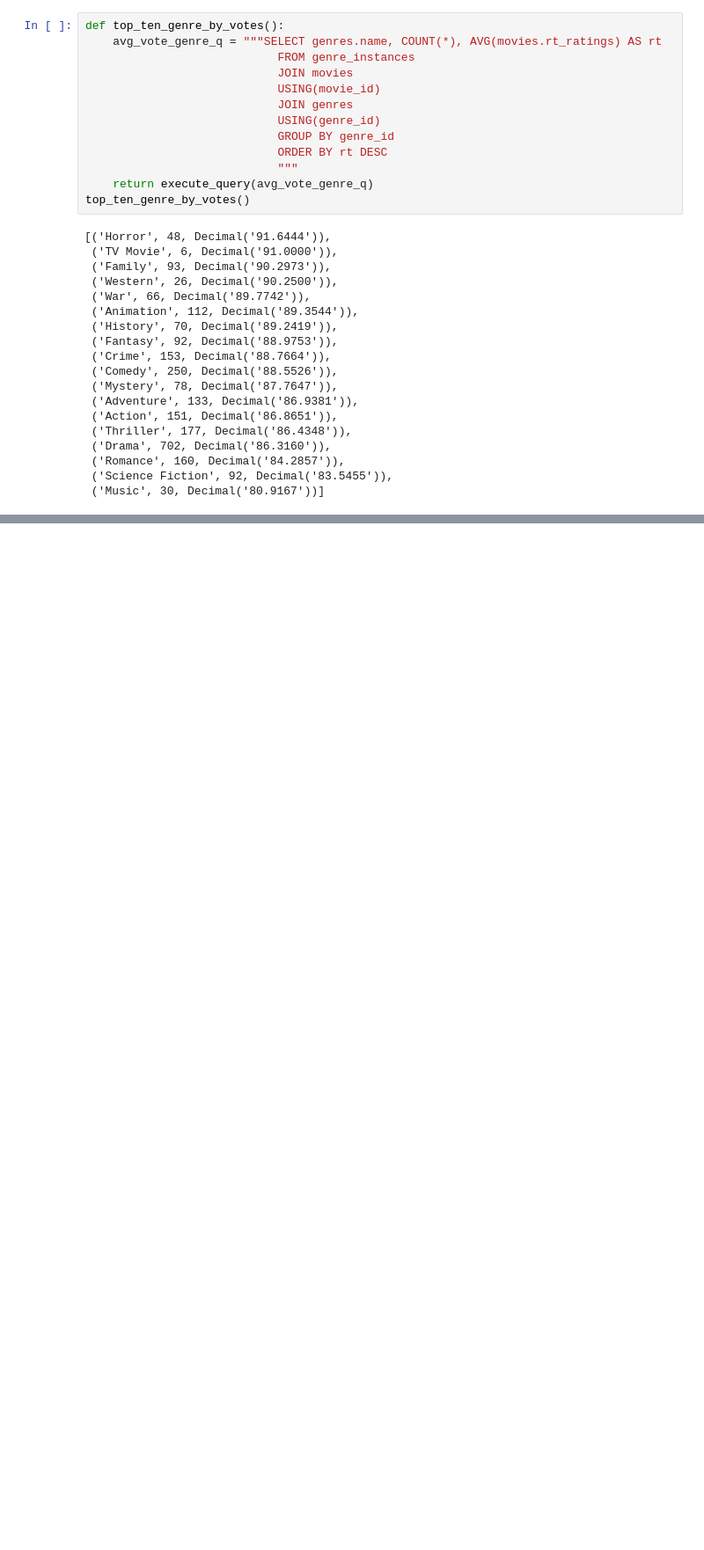
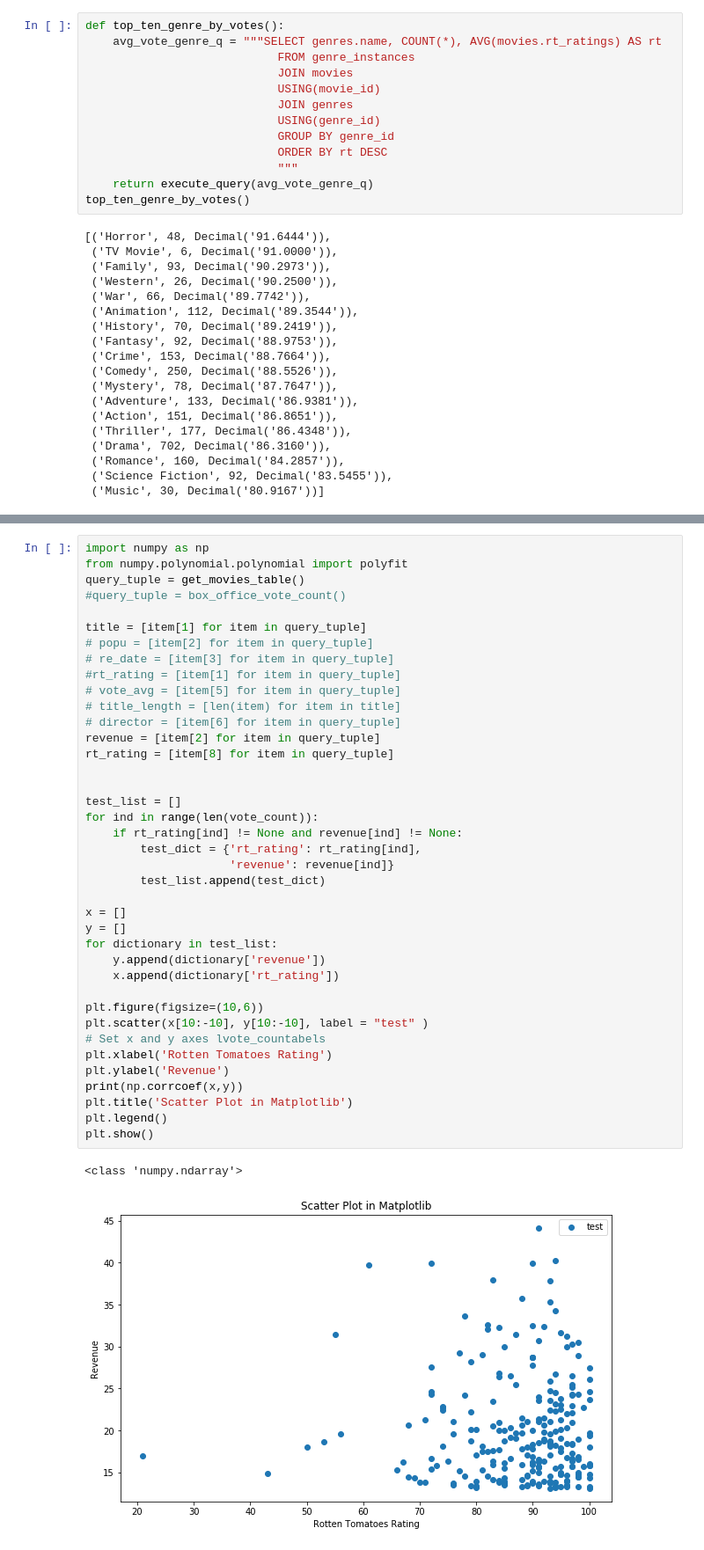
Before and after one commit to Rsaphra/Blockbusters_project, a Jupyter notebook: queries_2.ipynb, the cells around one changed output, grey strips where cells are left out. Shown at 88% size. Saved outputs shown, nothing was run; the diff lists cells and outputs as text; blank space fills up the shorter version.

```diff
--- a/queries_2.ipynb
+++ b/queries_2.ipynb
@@ -439,0 +439,42 @@ return_all_pure_dramas()
+# %%
+import numpy as np
+from numpy.polynomial.polynomial import polyfit
+query_tuple = get_movies_table()
+#query_tuple = box_office_vote_count()
+
+title = [item[1] for item in query_tuple]
+# popu = [item[2] for item in query_tuple]
+# re_date = [item[3] for item in query_tuple]
+#rt_rating = [item[1] for item in query_tuple]
+# vote_avg = [item[5] for item in query_tuple]
+# title_length = [len(item) for item in title]
+# director = [item[6] for item in query_tuple]
+revenue = [item[2] for item in query_tuple]
+rt_rating = [item[8] for item in query_tuple]
+
+
+test_list = []
+for ind in range(len(vote_count)):
+    if rt_rating[ind] != None and revenue[ind] != None:
+        test_dict = {'rt_rating': rt_rating[ind],
+                     'revenue': revenue[ind]}
+        test_list.append(test_dict)
+
+x = []
+y = []
+for dictionary in test_list:
+    y.append(dictionary['revenue'])
+    x.append(dictionary['rt_rating'])
+
+plt.figure(figsize=(10,6))
+plt.scatter(x[10:-10], y[10:-10], label = "test" )
+# Set x and y axes lvote_countabels
+plt.xlabel('Rotten Tomatoes Rating')
+plt.ylabel('Revenue')
+print(np.corrcoef(x,y))
+plt.title('Scatter Plot in Matplotlib')
+plt.legend()
+plt.show()
+# %% [output]
+<class 'numpy.ndarray'>
+[figure, added]
```
Also changed, not shown: parts of 4 cells of this notebook.
